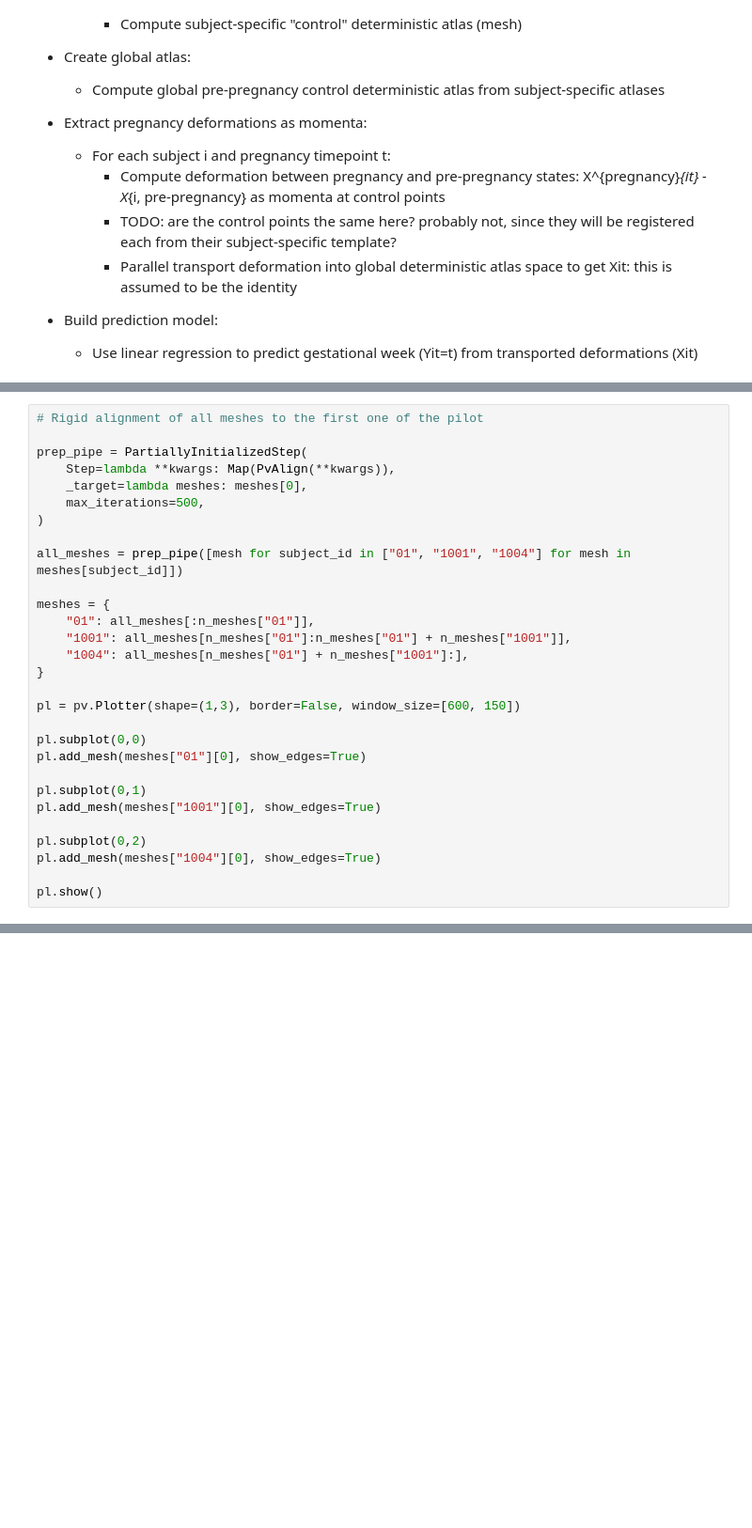
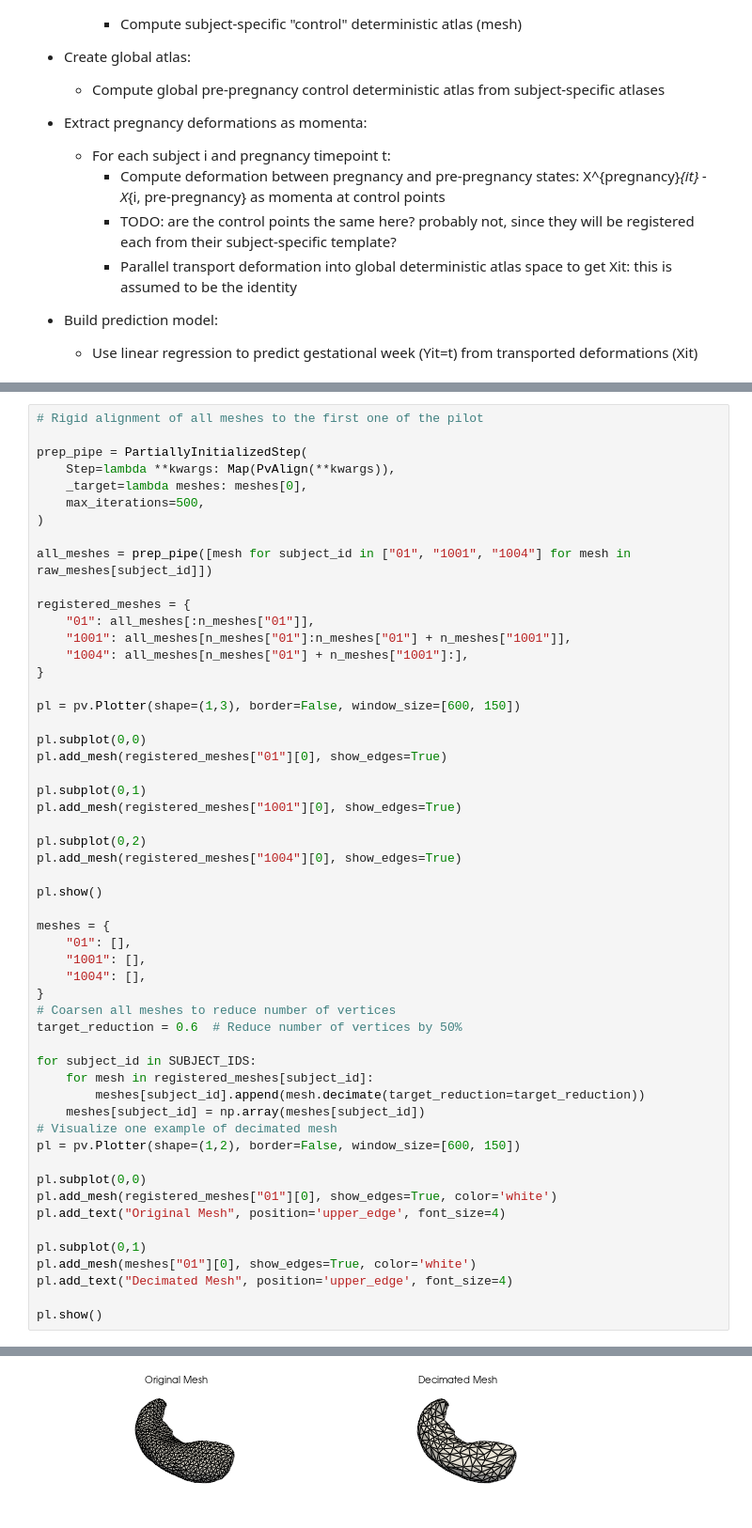
Before and after one commit to geometric-intelligence/polpo, a Jupyter notebook: notebooks/how_to/regression_across_subjects.ipynb, the cells around one changed output, grey strips where cells are left out. Shown: that part at 94% size. Cells and saved outputs as stored; diff of their text form; blank space fills up the shorter version.

```diff
--- a/notebooks/how_to/regression_across_subjects.ipynb
+++ b/notebooks/how_to/regression_across_subjects.ipynb
@@ -140,9 +117,9 @@ prep_pipe = PartiallyInitializedStep(
     max_iterations=500,
 )
 
-all_meshes = prep_pipe([mesh for subject_id in ["01", "1001", "1004"] for mesh in meshes[subject_id]])
+all_meshes = prep_pipe([mesh for subject_id in ["01", "1001", "1004"] for mesh in raw_meshes[subject_id]])
 
-meshes = {
+registered_meshes = {
     "01": all_meshes[:n_meshes["01"]],
     "1001": all_meshes[n_meshes["01"]:n_meshes["01"] + n_meshes["1001"]],
     "1004": all_meshes[n_meshes["01"] + n_meshes["1001"]:],
@@ -151,13 +128,38 @@ meshes = {
 pl = pv.Plotter(shape=(1,3), border=False, window_size=[600, 150])
 
 pl.subplot(0,0)
-pl.add_mesh(meshes["01"][0], show_edges=True)
+pl.add_mesh(registered_meshes["01"][0], show_edges=True)
 
 pl.subplot(0,1)
-pl.add_mesh(meshes["1001"][0], show_edges=True)
+pl.add_mesh(registered_meshes["1001"][0], show_edges=True)
 
 pl.subplot(0,2)
-pl.add_mesh(meshes["1004"][0], show_edges=True)
+pl.add_mesh(registered_meshes["1004"][0], show_edges=True)
 
 pl.show()
+
+meshes = {
+    "01": [],
+    "1001": [],
+    "1004": [],
+}
+# Coarsen all meshes to reduce number of vertices
+target_reduction = 0.6  # Reduce number of vertices by 50%
+
+for subject_id in SUBJECT_IDS:
+    for mesh in registered_meshes[subject_id]:
+        meshes[subject_id].append(mesh.decimate(target_reduction=target_reduction))
+    meshes[subject_id] = np.array(meshes[subject_id])
+# Visualize one example of decimated mesh
+pl = pv.Plotter(shape=(1,2), border=False, window_size=[600, 150])
+
+pl.subplot(0,0)
+pl.add_mesh(registered_meshes["01"][0], show_edges=True, color='white')
+pl.add_text("Original Mesh", position='upper_edge', font_size=4)
+
+pl.subplot(0,1)
+pl.add_mesh(meshes["01"][0], show_edges=True, color='white')
+pl.add_text("Decimated Mesh", position='upper_edge', font_size=4)
+
+pl.show()
 # %% [output]
@@ -170,0 +177 @@ Falling back to a static output.
+[figure, added]
```
Also changed, not shown: parts of 15 cells of this notebook.
